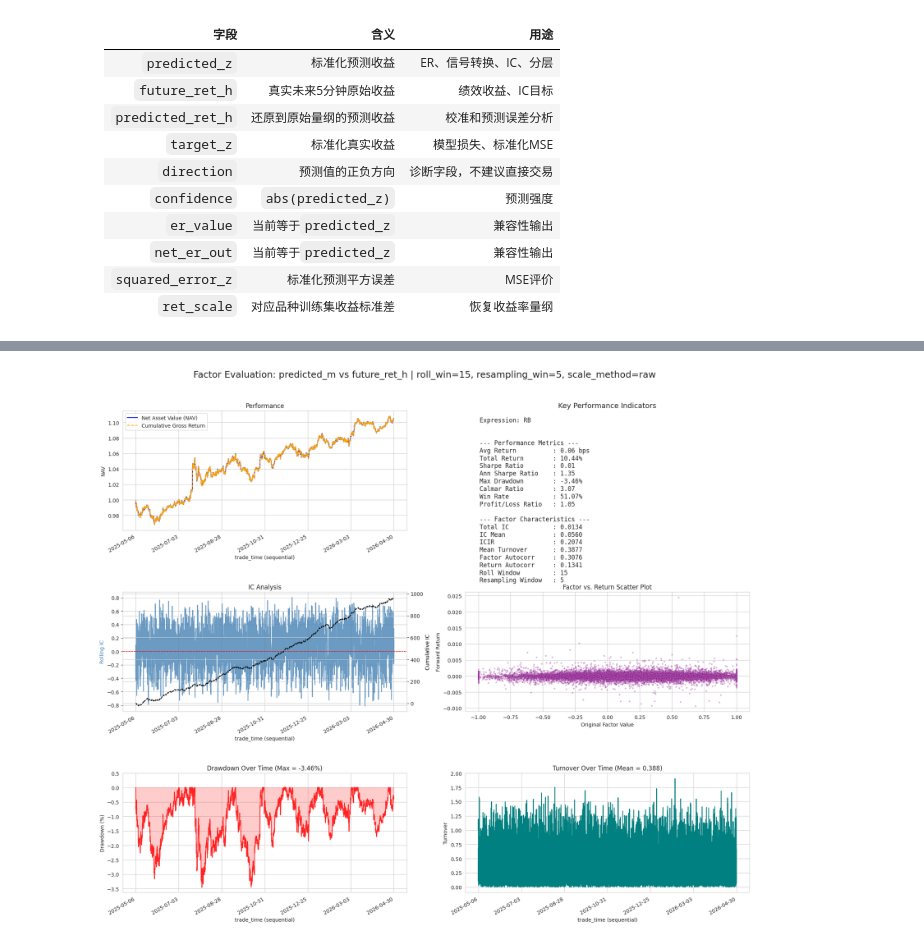
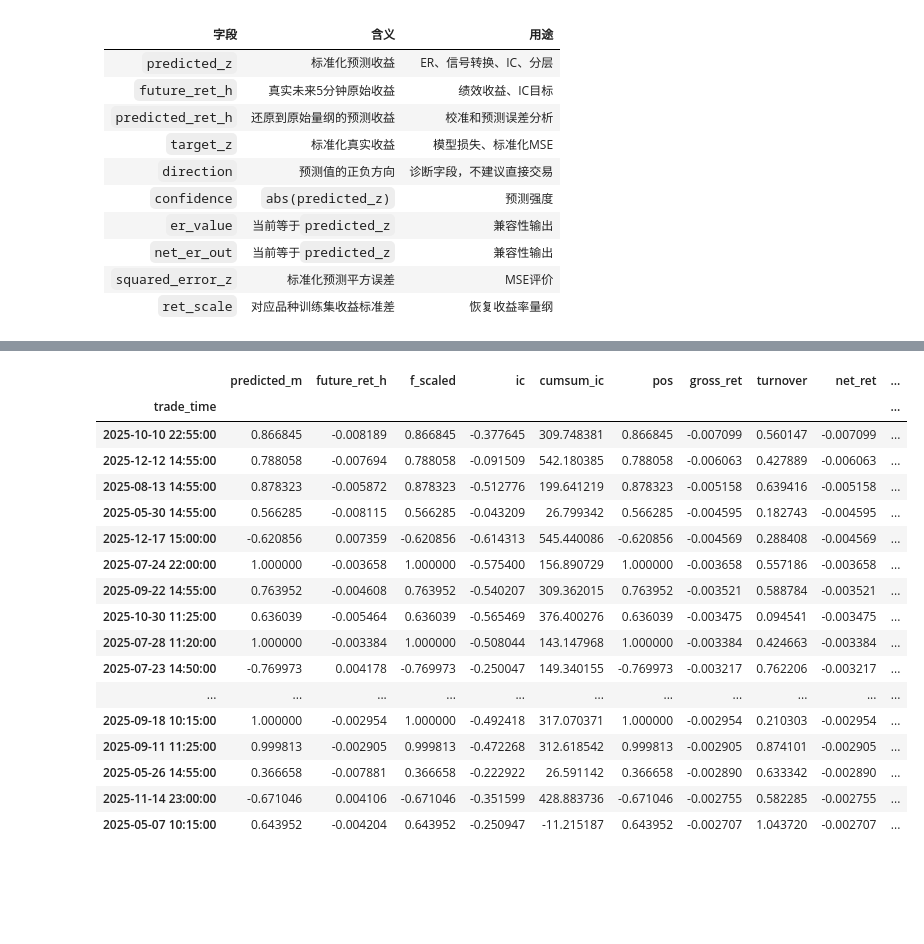
Before and after one commit to flaght/Chrono, a Jupyter notebook: genuis/mizar/z06_models/预测集展示.ipynb, the cells around one changed output, grey strips where cells are left out. Saved outputs shown, nothing was run; the diff lists cells and outputs as text; code cells hidden in the pictures; blank space fills up the shorter version.

```diff
--- a/genuis/mizar/z06_models/预测集展示.ipynb
+++ b/genuis/mizar/z06_models/预测集展示.ipynb
@@ -179,2 +176,20 @@ evaluate1 = FactorEvaluate1(factor_data=dt1_rb,
+# %%
+import datetime
+start_date1 = "2025-07-22 11:25:00"
+end_date1   = "2025-07-22 11:30:00"
+
+
+
+dt1_rb['trade_time'] = pd.to_datetime(dt1_rb['trade_time'])
+dt1_rb1 = dt1_rb[~dt1_rb['trade_time'].between(start_date1, end_date1)].copy()
+#dt1_rb2 = dt1_rb1[~dt1_rb1['trade_time'].dt.date.between(start_date2, end_date2)].copy()
+evaluate1 = FactorEvaluate1(factor_data=dt1_rb1,
+                                factor_name='predicted_m',
+                                ret_name='future_ret_h',
+                                roll_win=15,
+                                fee=0.0,
+                                scale_method='raw',
+                                expression='P',
+                                resampling_win=5)
 # %%
 stats_dt = evaluate1.run()
@@ -204,4 +199,21 @@ stats_dt
-# %%
-evaluate1.plot_results()
-# %% [output]
-[figure, removed]
+# %%
+evaluate1.resample_data.sort_values(by=['net_ret']).head(20)
+# %% [output]
+|  | predicted_m | future_ret_h | f_scaled | ic | cumsum_ic | pos | gross_ret | turnover | net_ret | ... |
+| trade_time |  |  |  |  |  |  |  |  |  | ... |
+| 2025-10-10 22:55:00 | 0.866845 | -0.008189 | 0.866845 | -0.377645 | 309.748381 | 0.866845 | -0.007099 | 0.560147 | -0.007099 | ... |
+| 2025-12-12 14:55:00 | 0.788058 | -0.007694 | 0.788058 | -0.091509 | 542.180385 | 0.788058 | -0.006063 | 0.427889 | -0.006063 | ... |
+| 2025-08-13 14:55:00 | 0.878323 | -0.005872 | 0.878323 | -0.512776 | 199.641219 | 0.878323 | -0.005158 | 0.639416 | -0.005158 | ... |
+| 2025-05-30 14:55:00 | 0.566285 | -0.008115 | 0.566285 | -0.043209 | 26.799342 | 0.566285 | -0.004595 | 0.182743 | -0.004595 | ... |
+| 2025-12-17 15:00:00 | -0.620856 | 0.007359 | -0.620856 | -0.614313 | 545.440086 | -0.620856 | -0.004569 | 0.288408 | -0.004569 | ... |
+| 2025-07-24 22:00:00 | 1.000000 | -0.003658 | 1.000000 | -0.575400 | 156.890729 | 1.000000 | -0.003658 | 0.557186 | -0.003658 | ... |
+| 2025-09-22 14:55:00 | 0.763952 | -0.004608 | 0.763952 | -0.540207 | 309.362015 | 0.763952 | -0.003521 | 0.588784 | -0.003521 | ... |
+| 2025-10-30 11:25:00 | 0.636039 | -0.005464 | 0.636039 | -0.565469 | 376.400276 | 0.636039 | -0.003475 | 0.094541 | -0.003475 | ... |
+| 2025-07-28 11:20:00 | 1.000000 | -0.003384 | 1.000000 | -0.508044 | 143.147968 | 1.000000 | -0.003384 | 0.424663 | -0.003384 | ... |
+| 2025-07-23 14:50:00 | -0.769973 | 0.004178 | -0.769973 | -0.250047 | 149.340155 | -0.769973 | -0.003217 | 0.762206 | -0.003217 | ... |
+| ... | ... | ... | ... | ... | ... | ... | ... | ... | ... | ... |
+| 2025-09-18 10:15:00 | 1.000000 | -0.002954 | 1.000000 | -0.492418 | 317.070371 | 1.000000 | -0.002954 | 0.210303 | -0.002954 | ... |
+| 2025-09-11 11:25:00 | 0.999813 | -0.002905 | 0.999813 | -0.472268 | 312.618542 | 0.999813 | -0.002905 | 0.874101 | -0.002905 | ... |
+| 2025-05-26 14:55:00 | 0.366658 | -0.007881 | 0.366658 | -0.222922 | 26.591142 | 0.366658 | -0.002890 | 0.633342 | -0.002890 | ... |
+| 2025-11-14 23:00:00 | -0.671046 | 0.004106 | -0.671046 | -0.351599 | 428.883736 | -0.671046 | -0.002755 | 0.582285 | -0.002755 | ... |
+| 2025-05-07 10:15:00 | 0.643952 | -0.004204 | 0.643952 | -0.250947 | -11.215187 | 0.643952 | -0.002707 | 1.043720 | -0.002707 | ... |
```
Also changed, not shown: parts of 7 cells of this notebook, 8 other files.
